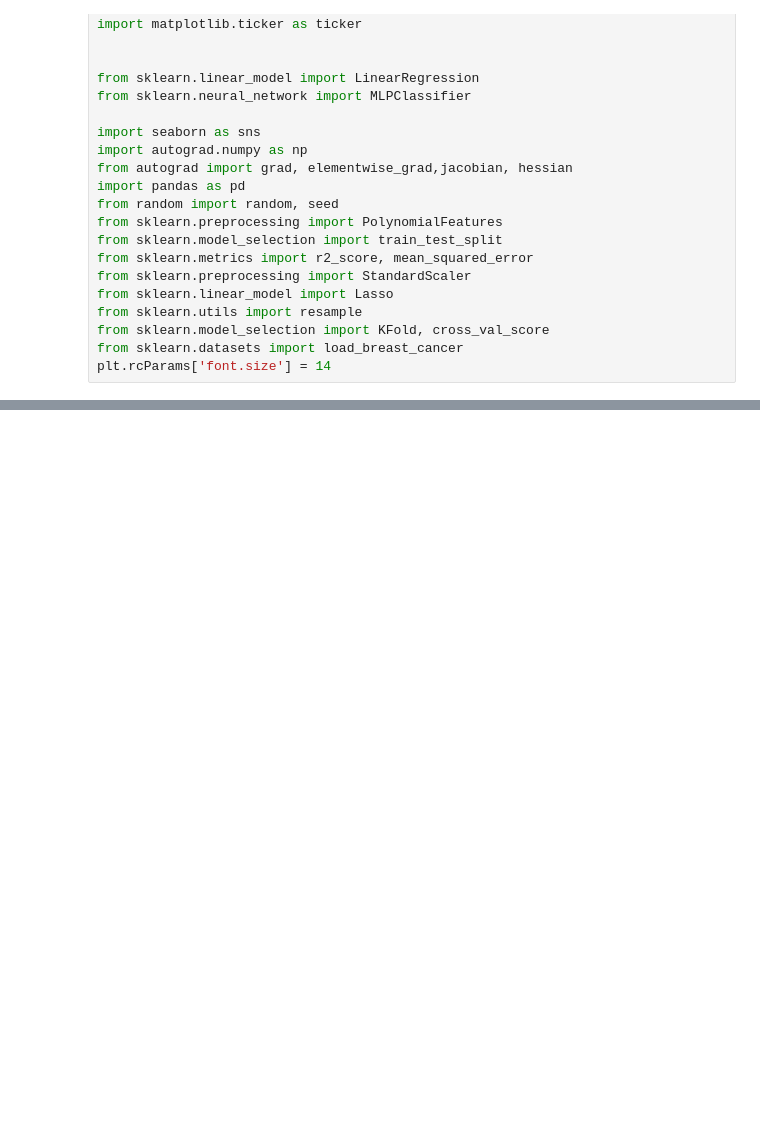
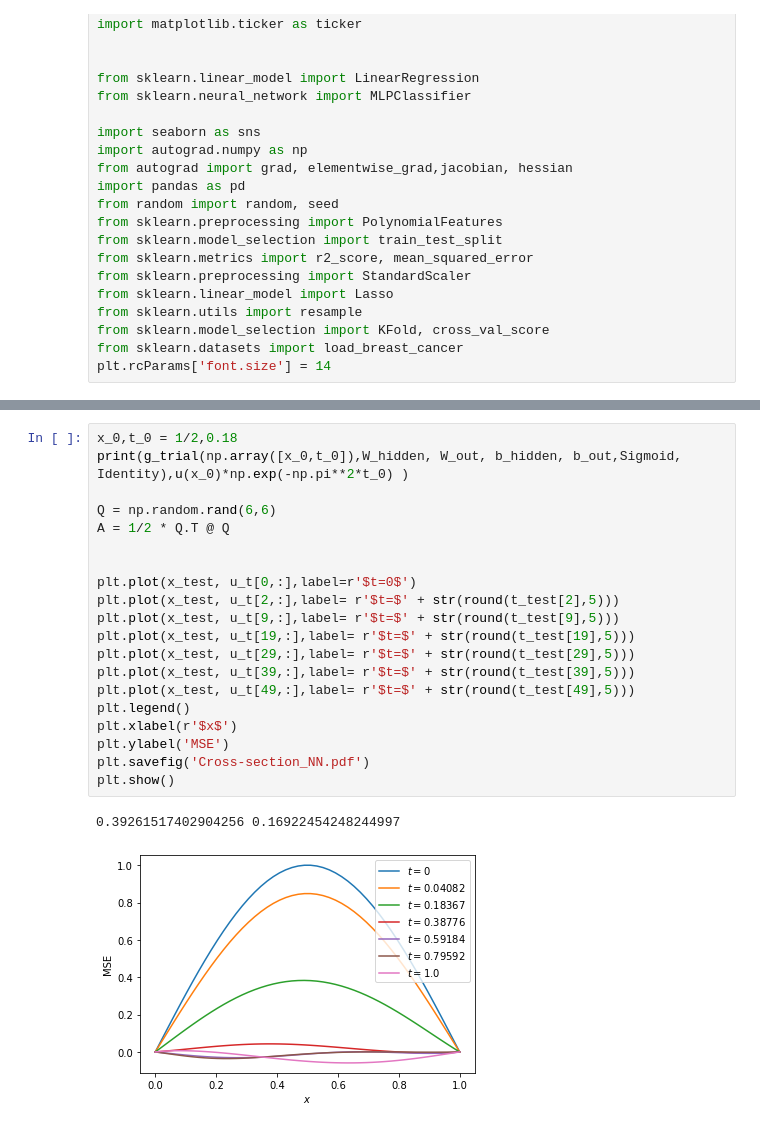
Before and after one commit to MortenTryti/MachineLearning, a Jupyter notebook: Project 3/Our_network.ipynb, the cells around one changed output, grey strips where cells are left out. Cells and saved outputs as stored; diff of their text form; blank space fills up the shorter version.

```diff
--- a/Project 3/Our_network.ipynb
+++ b/Project 3/Our_network.ipynb
@@ -260,0 +305,23 @@ plt.show()
+# %%
+x_0,t_0 = 1/2,0.18
+print(g_trial(np.array([x_0,t_0]),W_hidden, W_out, b_hidden, b_out,Sigmoid, Identity),u(x_0)*np.exp(-np.pi**2*t_0) )
+
+Q = np.random.rand(6,6)
+A = 1/2 * Q.T @ Q
+
+
+plt.plot(x_test, u_t[0,:],label=r'$t=0$')
+plt.plot(x_test, u_t[2,:],label= r'$t=$' + str(round(t_test[2],5)))
+plt.plot(x_test, u_t[9,:],label= r'$t=$' + str(round(t_test[9],5)))
+plt.plot(x_test, u_t[19,:],label= r'$t=$' + str(round(t_test[19],5)))
+plt.plot(x_test, u_t[29,:],label= r'$t=$' + str(round(t_test[29],5)))
+plt.plot(x_test, u_t[39,:],label= r'$t=$' + str(round(t_test[39],5)))
+plt.plot(x_test, u_t[49,:],label= r'$t=$' + str(round(t_test[49],5)))
+plt.legend()
+plt.xlabel(r'$x$')
+plt.ylabel('MSE')
+plt.savefig('Cross-section_NN.pdf')
+plt.show()
+# %% [output]
+0.39261517402904256 0.16922454248244997
+[figure, added]
```
Also changed, not shown: parts of 3 cells of this notebook, 3 other files.
